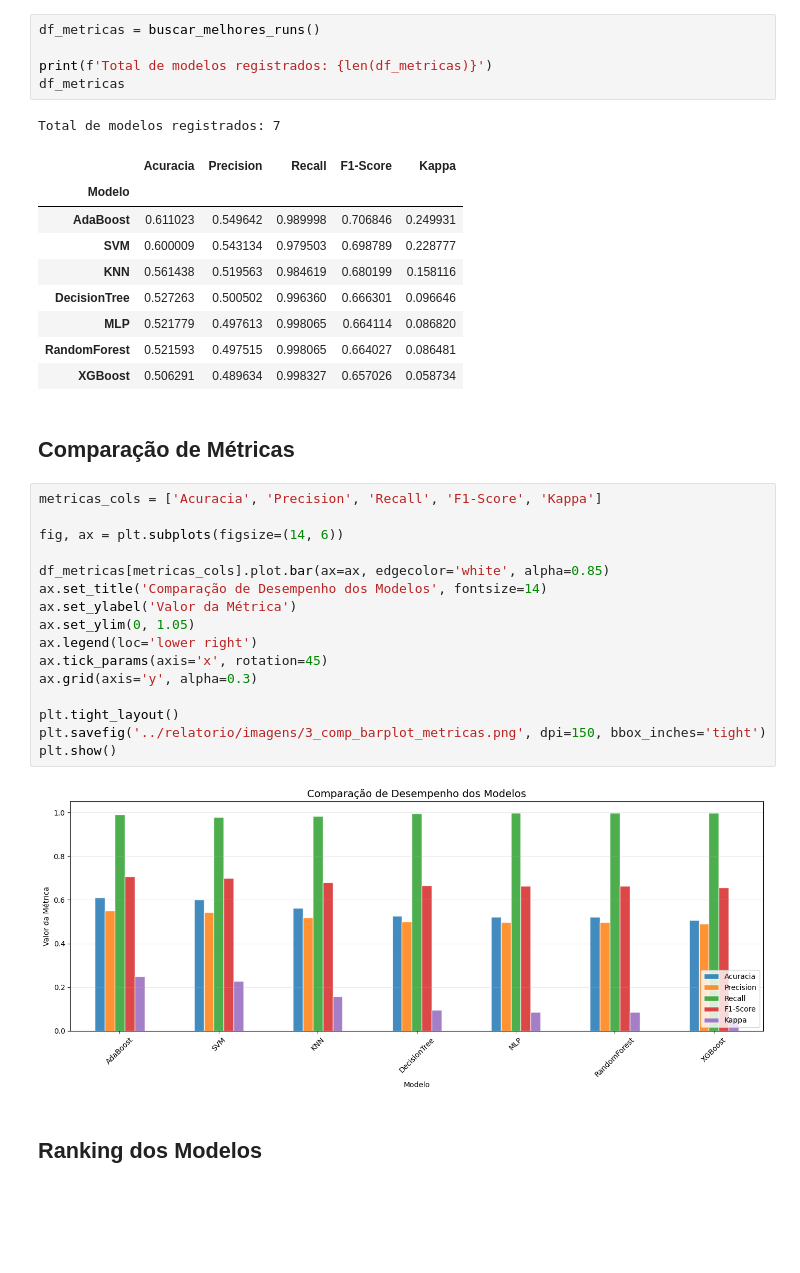
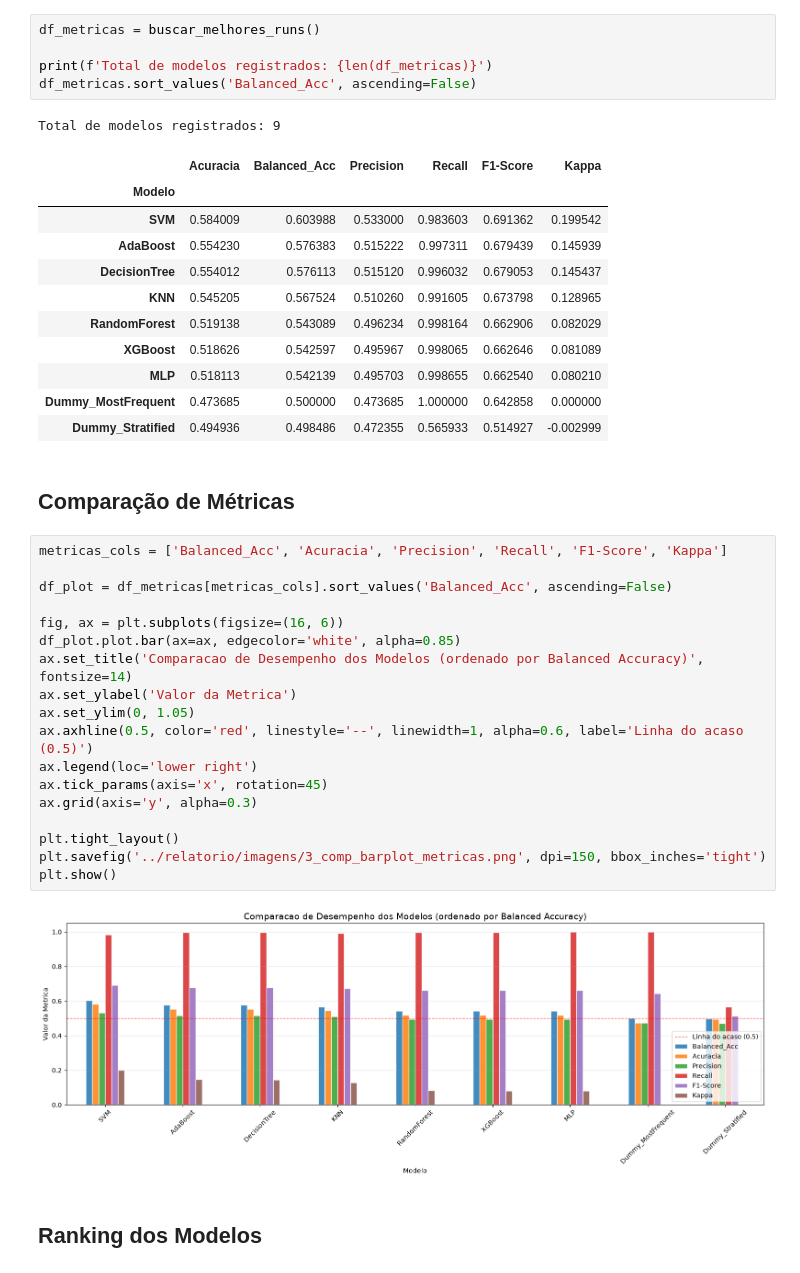
Before and after one commit to joaosaraivarodrigues1/CMC13, a Jupyter notebook: notebooks/3_analise_comparativa.ipynb, the cells around one changed output. Drawn from its saved outputs; the diff is of its cells as text; blank space fills up the shorter version.

```diff
--- a/notebooks/3_analise_comparativa.ipynb
+++ b/notebooks/3_analise_comparativa.ipynb
@@ -19,38 +87,42 @@ recente de cada modelo, ordenado por F1-Score.
 df_metricas = buscar_melhores_runs()
 
 print(f'Total de modelos registrados: {len(df_metricas)}')
-df_metricas
+df_metricas.sort_values('Balanced_Acc', ascending=False)
 # %% [output]
-Total de modelos registrados: 7
+Total de modelos registrados: 9
-|  | Acuracia | Precision | Recall | F1-Score | Kappa |
-| Modelo |  |  |  |  |  |
-| AdaBoost | 0.611023 | 0.549642 | 0.989998 | 0.706846 | 0.249931 |
-| SVM | 0.600009 | 0.543134 | 0.979503 | 0.698789 | 0.228777 |
-| KNN | 0.561438 | 0.519563 | 0.984619 | 0.680199 | 0.158116 |
-| DecisionTree | 0.527263 | 0.500502 | 0.996360 | 0.666301 | 0.096646 |
-| MLP | 0.521779 | 0.497613 | 0.998065 | 0.664114 | 0.086820 |
-| RandomForest | 0.521593 | 0.497515 | 0.998065 | 0.664027 | 0.086481 |
-| XGBoost | 0.506291 | 0.489634 | 0.998327 | 0.657026 | 0.058734 |
+|  | Acuracia | Balanced_Acc | Precision | Recall | F1-Score | Kappa |
+| Modelo |  |  |  |  |  |  |
+| SVM | 0.584009 | 0.603988 | 0.533000 | 0.983603 | 0.691362 | 0.199542 |
+| AdaBoost | 0.554230 | 0.576383 | 0.515222 | 0.997311 | 0.679439 | 0.145939 |
+| DecisionTree | 0.554012 | 0.576113 | 0.515120 | 0.996032 | 0.679053 | 0.145437 |
+| KNN | 0.545205 | 0.567524 | 0.510260 | 0.991605 | 0.673798 | 0.128965 |
+| RandomForest | 0.519138 | 0.543089 | 0.496234 | 0.998164 | 0.662906 | 0.082029 |
+| XGBoost | 0.518626 | 0.542597 | 0.495967 | 0.998065 | 0.662646 | 0.081089 |
+| MLP | 0.518113 | 0.542139 | 0.495703 | 0.998655 | 0.662540 | 0.080210 |
+| Dummy_MostFrequent | 0.473685 | 0.500000 | 0.473685 | 1.000000 | 0.642858 | 0.000000 |
+| Dummy_Stratified | 0.494936 | 0.498486 | 0.472355 | 0.565933 | 0.514927 | -0.002999 |
 # %% [markdown]
 ## Comparação de Métricas
 # %%
-metricas_cols = ['Acuracia', 'Precision', 'Recall', 'F1-Score', 'Kappa']
+metricas_cols = ['Balanced_Acc', 'Acuracia', 'Precision', 'Recall', 'F1-Score', 'Kappa']
 
-fig, ax = plt.subplots(figsize=(14, 6))
+df_plot = df_metricas[metricas_cols].sort_values('Balanced_Acc', ascending=False)
 
-df_metricas[metricas_cols].plot.bar(ax=ax, edgecolor='white', alpha=0.85)
-ax.set_title('Comparação de Desempenho dos Modelos', fontsize=14)
-ax.set_ylabel('Valor da Métrica')
+fig, ax = plt.subplots(figsize=(16, 6))
+df_plot.plot.bar(ax=ax, edgecolor='white', alpha=0.85)
+ax.set_title('Comparacao de Desempenho dos Modelos (ordenado por Balanced Accuracy)', fontsize=14)
+ax.set_ylabel('Valor da Metrica')
 ax.set_ylim(0, 1.05)
+ax.axhline(0.5, color='red', linestyle='--', linewidth=1, alpha=0.6, label='Linha do acaso (0.5)')
 ax.legend(loc='lower right')
 ax.tick_params(axis='x', rotation=45)
 ax.grid(axis='y', alpha=0.3)
 
 plt.tight_layout()
 plt.savefig('../relatorio/imagens/3_comp_barplot_metricas.png', dpi=150, bbox_inches='tight')
 plt.show()
 # %% [output]
-[figure, old version]
+[figure, new version]
 # %% [markdown]
 ## Ranking dos Modelos
 # %%
```
Also changed, not shown: parts of 6 cells of this notebook, 28 other files.
